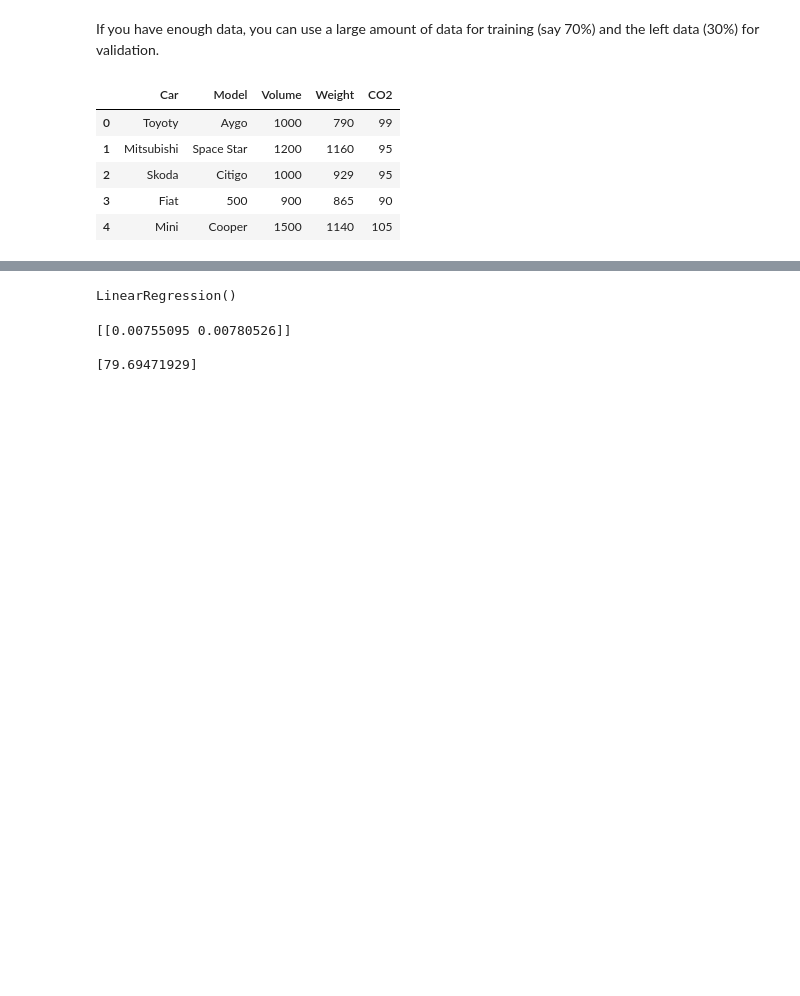
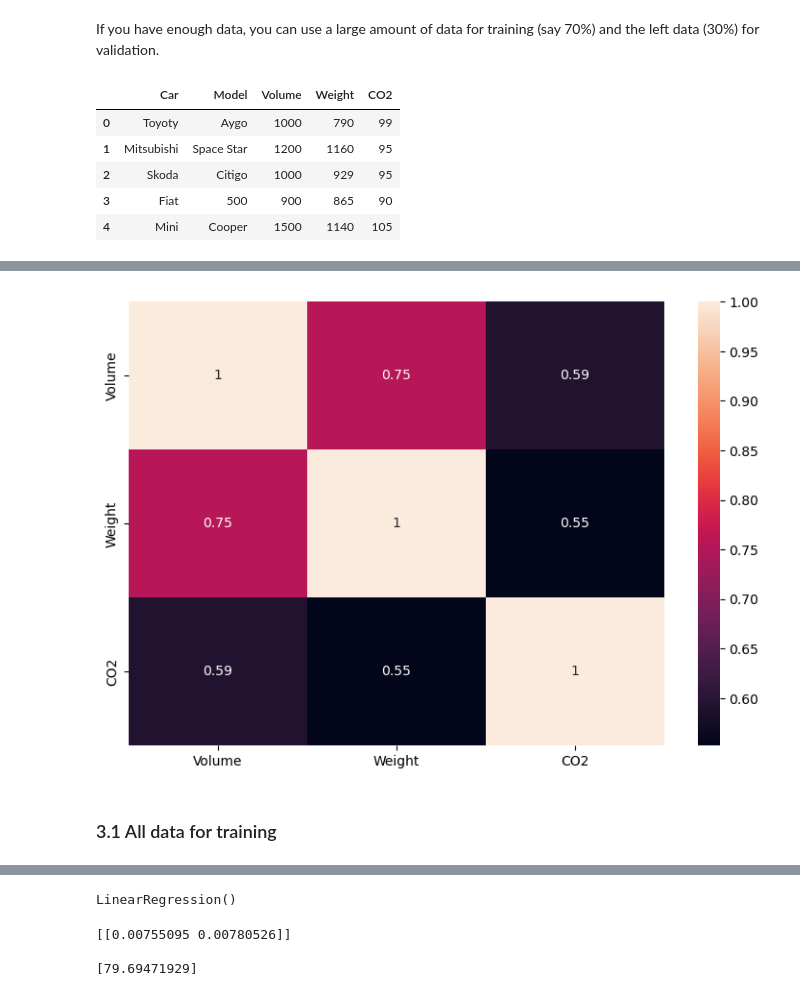
Before and after one commit to code4yonglei/code_4_Tutorials, a Jupyter notebook: machine-learning/1-linear-regression.ipynb, the cells around one changed output, grey strips where cells are left out. Drawn from its saved outputs; the diff is of its cells as text; code cells hidden in the pictures; blank space fills up the shorter version.

```diff
--- a/machine-learning/1-linear-regression.ipynb
+++ b/machine-learning/1-linear-regression.ipynb
@@ -188,3 +224,13 @@ df3.head(5)
+# %%
+import seaborn as sns
+
+plt.figure(figsize=(9,6))
+sns.heatmap(df3.corr(), annot=True)
+plt.show()
+# %% [output]
+[figure, added]
+# %% [markdown]
+### 3.1 All data for training
 # %%
 # make a list of the independent values and call this variable X.
 # Put the dependent values in a variable called y.
```
Also changed, not shown: parts of 14 cells of this notebook.
